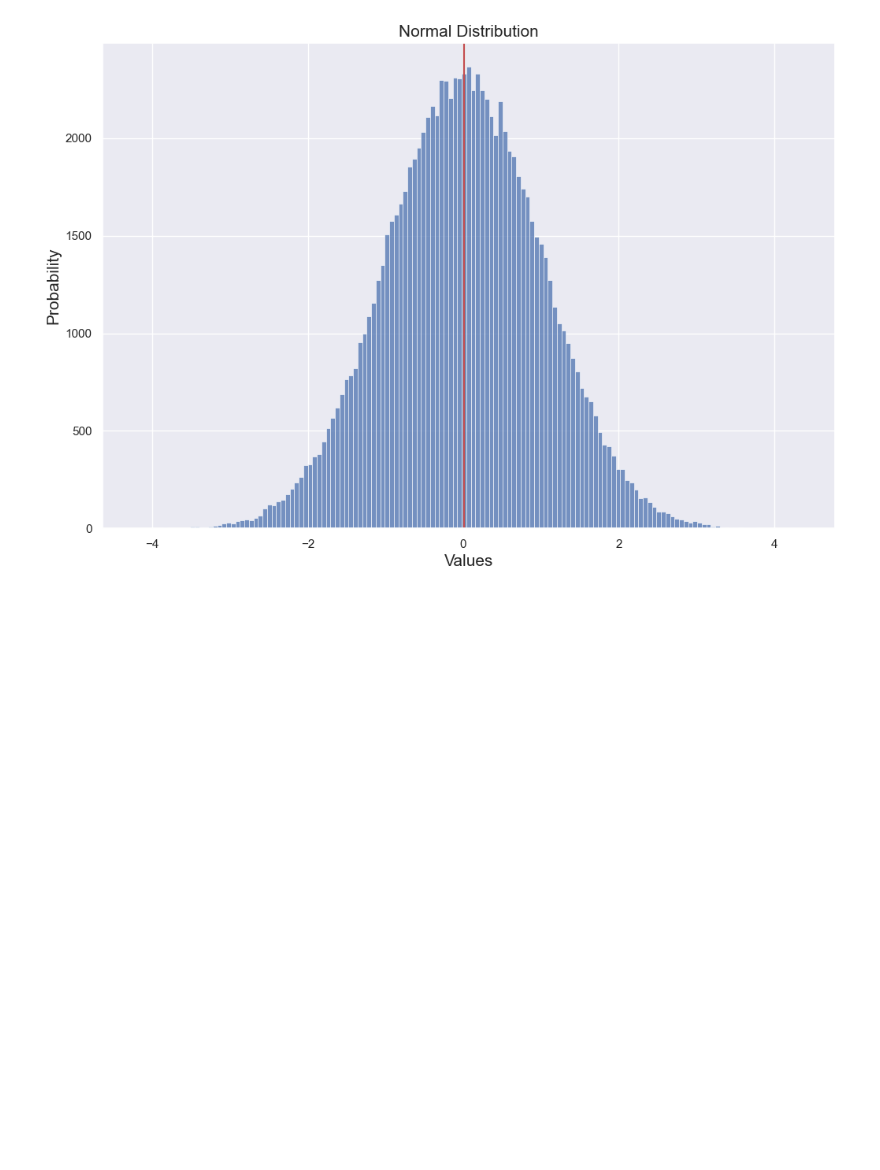
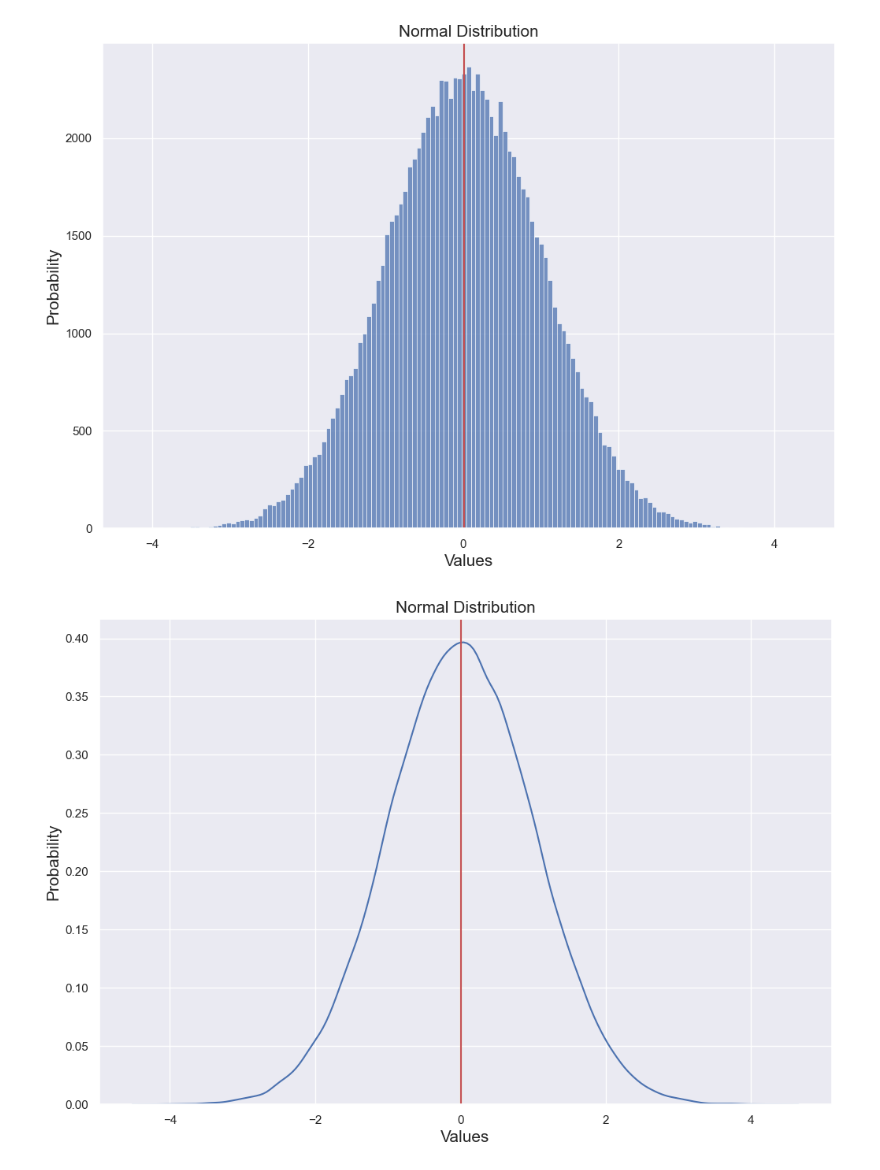
Before and after one commit to D76X/jupyter_notebooks, a Jupyter notebook: FoundationOfStatsAndProp/03.NormalDistribution.ipynb, the cells around one changed output. Drawn from its saved outputs; the diff is of its cells as text; code cells hidden in the pictures; blank space fills up the shorter version.

```diff
--- a/FoundationOfStatsAndProp/03.NormalDistribution.ipynb
+++ b/FoundationOfStatsAndProp/03.NormalDistribution.ipynb
@@ -44,3 +44,14 @@ plt.ylabel('Probability', fontsize='15')
 plt.show()
 # %% [output]
 [figure]
+# %%
+plt.figure(figsize=(12,8))
+sns.kdeplot(x=normally_distributed_data)
+plt.title('Normal Distribution', fontsize='15')
+plt.axvline(x=sample_mean, color='yellow', linestyle='-')
+plt.axvline(x=sample_med, color='r', linestyle='-')
+plt.xlabel('Values', fontsize='15')
+plt.ylabel('Probability', fontsize='15')
+plt.show()
+# %% [output]
+[figure, added]
```
